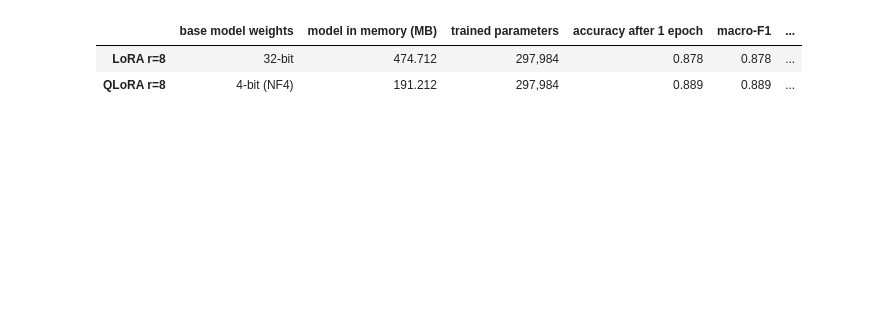
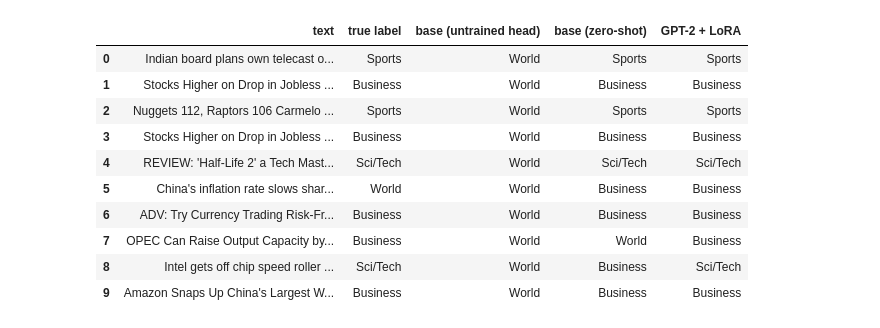
Before and after one commit to xlsarath/lightweight-fine-tuning, a Jupyter notebook: LightweightFineTuning.ipynb, the cells around one changed output. Drawn from its saved outputs; the diff is of its cells as text; code cells hidden in the pictures; blank space fills up the shorter version.

Commit message:
Restructure into rubric Sections 1-8; add precision/recall/F1, zero-shot baseline and full base-vs-PEFT comparison

```diff
--- a/LightweightFineTuning.ipynb
+++ b/LightweightFineTuning.ipynb
@@ -23,7 +31,9 @@ After that I go beyond the requirements with both suggested extensions: a compar
 # %%
 import inspect
 import logging
+import math
 import os
+import time
 import warnings
 
 warnings.filterwarnings("ignore")
@@ -40,6 +50,8 @@ from matplotlib.colors import LinearSegmentedColormap
 transformers.logging.set_verbosity_error()
 transformers.utils.logging.disable_progress_bar()
 transformers.set_seed(42)
+
+DEVICE = "cuda" if torch.cuda.is_available() else "mps" if torch.backends.mps.is_available() else "cpu"
 
 # One plotting style for the whole notebook
 BLUE, ORANGE, AQUA, YELLOW = "#2a78d6", "#eb6834", "#1baf7a", "#eda100"
@@ -60,5 +72,5 @@ plt.rcParams.update(
 )
 os.makedirs("assets", exist_ok=True)
 
-print(f"torch {torch.__version__} | transformers {transformers.__version__} | peft {peft.__version__}")
+print(f"torch {torch.__version__} | transformers {transformers.__version__} | peft {peft.__version__} | device {DEVICE}")
 # %% [output]
@@ -643,62 +721,12 @@ Three settings in `BitsAndBytesConfig` come from the QLoRA paper:
 # %%
-import importlib.util
-
-QLORA_DEVICE = "cuda" if torch.cuda.is_available() else "mps" if torch.backends.mps.is_available() else None
-qlora_available = importlib.util.find_spec("bitsandbytes") is not None and QLORA_DEVICE is not None
-
-if not qlora_available:
-    print("Skipping QLoRA: it needs the bitsandbytes package and a CUDA or Apple Silicon GPU.")
-else:
-    import bitsandbytes
-    from peft import prepare_model_for_kbit_training
-    from transformers import BitsAndBytesConfig
-
-    logging.getLogger("torch._dynamo").setLevel(logging.ERROR)   # silence compiler notices from the 4-bit kernels
-
-    quant_config = BitsAndBytesConfig(
-        load_in_4bit=True,
-        bnb_4bit_quant_type="nf4",
-        bnb_4bit_use_double_quant=True,
-        bnb_4bit_compute_dtype=torch.float16,
-    )
-
-    transformers.set_seed(42)
-    qlora_model = AutoModelForSequenceClassification.from_pretrained(
-        MODEL_NAME, num_labels=len(LABELS), id2label=id2label, label2id=label2id,
-        quantization_config=quant_config, device_map={"": QLORA_DEVICE}, **MODEL_KWARGS,
-    )
-    qlora_model.config.pad_token_id = tokenizer.pad_token_id
-    footprint_4bit = qlora_model.get_memory_footprint()
-
-    qlora_model = prepare_model_for_kbit_training(qlora_model, use_gradient_checkpointing=False)
-    qlora_config = LoraConfig(
-        task_type=TaskType.SEQ_CLS, r=8, lora_alpha=16, lora_dropout=0.1,
-        target_modules=["c_attn"], fan_in_fan_out=False,   # Linear4bit is not transposed
-    )
-    qlora_model = get_peft_model(qlora_model, qlora_config)
-    print(f"bitsandbytes {bitsandbytes.__version__} on {QLORA_DEVICE} | c_attn is now {type(qlora_model.base_model.model.transformer.h[0].attn.c_attn.base_layer).__name__}")
-    qlora_model.print_trainable_parameters()
-
-    start = time.perf_counter()
-    make_trainer(qlora_model, epochs=1).train()
-    qlora_seconds = time.perf_counter() - start
-    qlora_result = evaluate(qlora_model)
-
-    footprint_32bit = load_base_model().get_memory_footprint()
-    lora_row = sweep[sweep["rank"] == 8].iloc[0]
-
-    qlora_table = pd.DataFrame(
-        {
-            "base model weights": ["32-bit", "4-bit (NF4)"],
-            "model in memory (MB)": [footprint_32bit / 1024**2, footprint_4bit / 1024**2],
-            "trained parameters": [f"{int(lora_row['trained parameters']):,}"] * 2,
-            "accuracy after 1 epoch": [lora_row["accuracy"], qlora_result["accuracy"]],
-            "macro-F1": [lora_row["macro-F1"], qlora_result["macro_f1"]],
-            "train seconds": [lora_row["train seconds"], qlora_seconds],
-        },
-        index=["LoRA r=8", "QLoRA r=8"],
-    )
-    del qlora_model
-
-qlora_table.round(3) if qlora_available else None
+sample = [0, 1, 2, 3, 4, 5, 6, 7, 8, 9]
+pd.DataFrame(
+    {
+        "text": [splits["test"]["text"][i][:95] + "..." for i in sample],
+        "true label": [LABELS[y_test[i]] for i in sample],
+        "base (untrained head)": [LABELS[base_preds[i]] for i in sample],
+        "base (zero-shot)": [LABELS[zero_shot_preds[i]] for i in sample],
+        "GPT-2 + LoRA": [LABELS[peft_preds[i]] for i in sample],
+    }
+)
 # %% [output]
@@ -707,3 +733,11 @@ trainable params: 297,984 || all params: 124,740,864 || trainable%: 0.2389
-|  | base model weights | model in memory (MB) | trained parameters | accuracy after 1 epoch | macro-F1 | ... |
-| LoRA r=8 | 32-bit | 474.712 | 297,984 | 0.878 | 0.878 | ... |
-| QLoRA r=8 | 4-bit (NF4) | 191.212 | 297,984 | 0.889 | 0.889 | ... |
+|  | text | true label | base (untrained head) | base (zero-shot) | GPT-2 + LoRA |
+| 0 | Indian board plans own telecast o... | Sports | World | Sports | Sports |
+| 1 | Stocks Higher on Drop in Jobless ... | Business | World | Business | Business |
+| 2 | Nuggets 112, Raptors 106 Carmelo ... | Sports | World | Sports | Sports |
+| 3 | Stocks Higher on Drop in Jobless ... | Business | World | Business | Business |
+| 4 | REVIEW: 'Half-Life 2' a Tech Mast... | Sci/Tech | World | Sci/Tech | Sci/Tech |
+| 5 | China's inflation rate slows shar... | World | World | Business | Business |
+| 6 | ADV: Try Currency Trading Risk-Fr... | Business | World | Business | Business |
+| 7 | OPEC Can Raise Output Capacity by... | Business | World | World | Business |
+| 8 | Intel gets off chip speed roller ... | Sci/Tech | World | Business | Sci/Tech |
+| 9 | Amazon Snaps Up China's Largest W... | Business | World | Business | Business |
```
Also changed, not shown: parts of 62 cells of this notebook, 7 other files.
